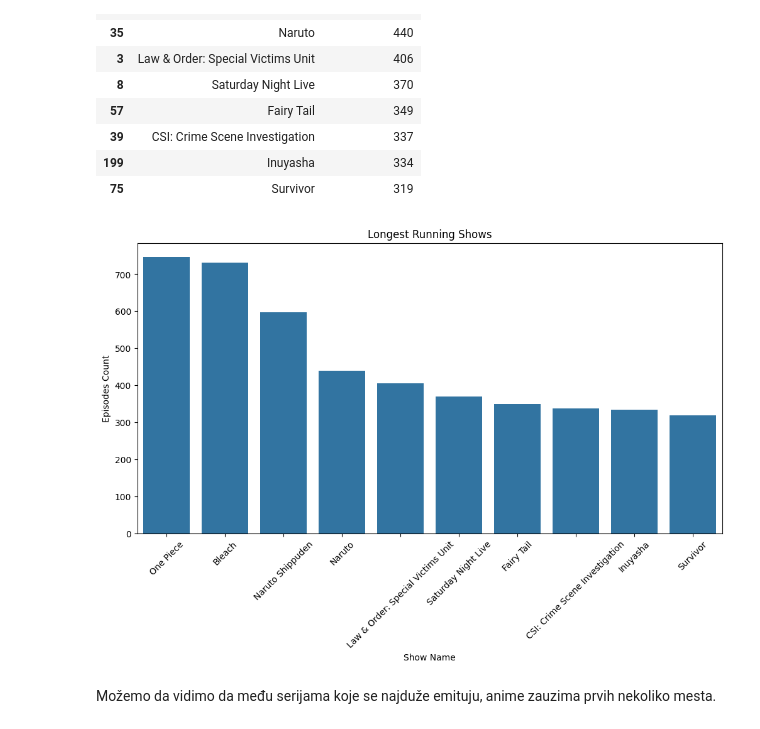
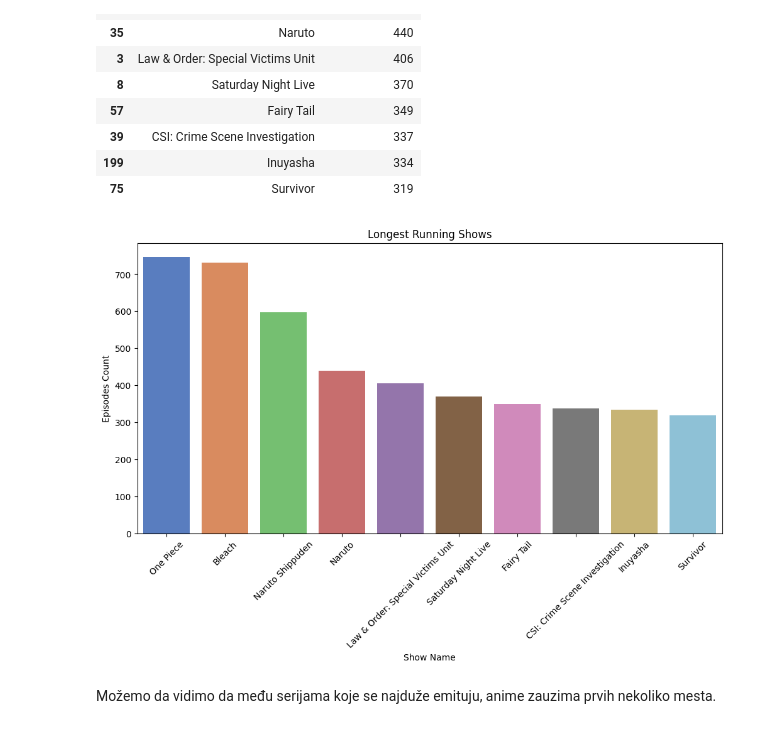
Before and after one commit to DamjanVincic/hulu-popular-shows-analysis, a Jupyter notebook: exploratory-analysis.ipynb, the cells around one changed output. Saved outputs shown, nothing was run; the diff lists cells and outputs as text; code cells hidden in the pictures.

```diff
--- a/exploratory-analysis.ipynb
+++ b/exploratory-analysis.ipynb
@@ -198,14 +198,14 @@ longest_running_shows[['name', 'episodes_count']]
 | 75 | Survivor | 319 |
 # %%
 plt.figure(figsize=(12, 6))
-sb.barplot(x='name', y='episodes_count', data=longest_running_shows)
+sb.barplot(x='name', y='episodes_count', data=longest_running_shows, palette='muted')
 plt.title('Longest Running Shows')
 plt.xlabel('Show Name')
 plt.ylabel('Episodes Count')
 plt.xticks(rotation=45)
 plt.show()
 # %% [output]
-[figure, old version]
+[figure, new version]
 # %% [markdown]
 Možemo da vidimo da među serijama koje se najduže emituju, anime zauzima prvih nekoliko mesta.
 # %%
```
Also changed, not shown: parts of 6 cells of this notebook.
